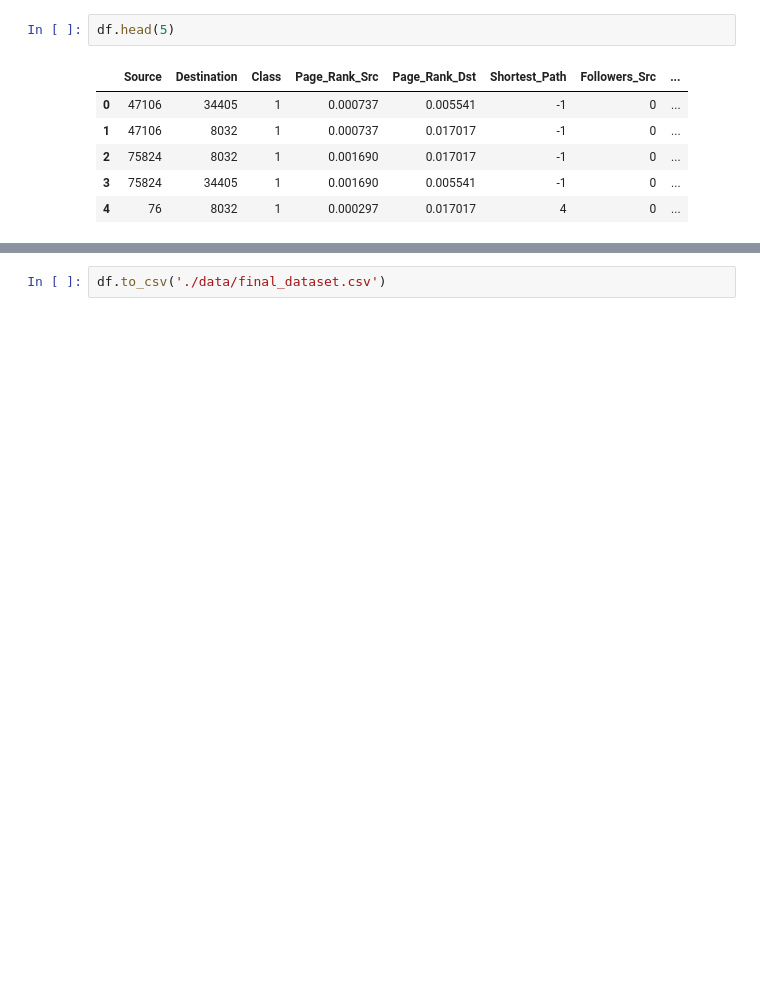
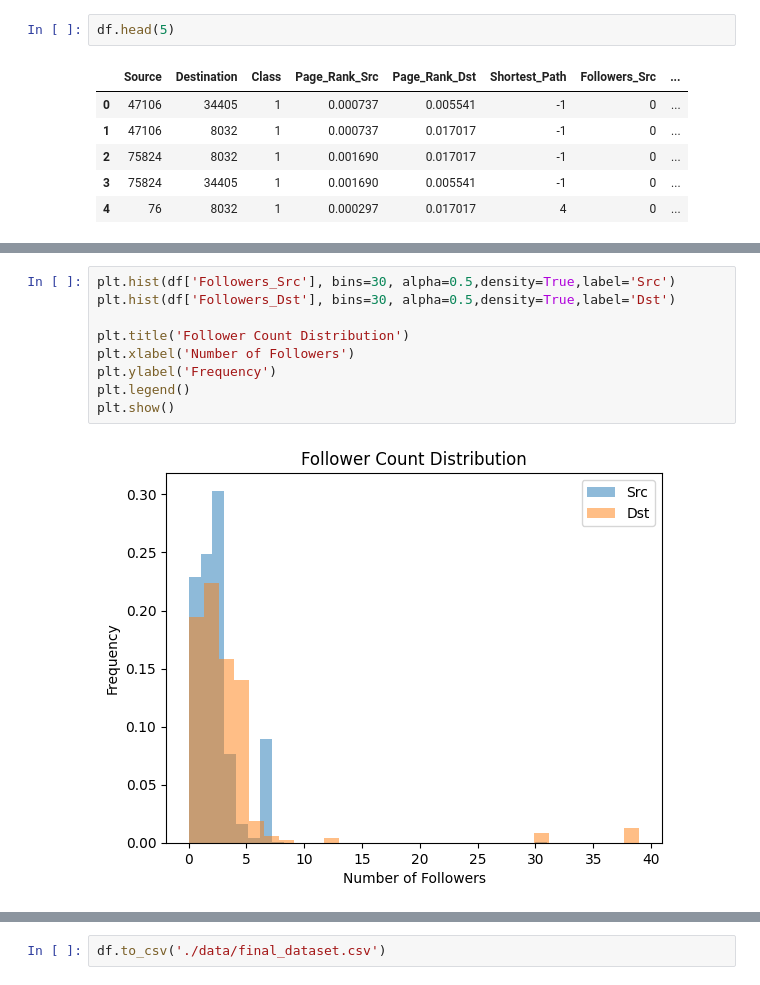
Before and after one commit to AnnXnyZ/18755Project, a Jupyter notebook: feature_extraction.ipynb, the cells around one changed output, grey strips where cells are left out. Saved outputs shown, nothing was run; the diff lists cells and outputs as text; blank space fills up the shorter version.

```diff
--- a/feature_extraction.ipynb
+++ b/feature_extraction.ipynb
@@ -80,0 +137,11 @@ df.head(5)
+# %%
+plt.hist(df['Followers_Src'], bins=30, alpha=0.5,density=True,label='Src')
+plt.hist(df['Followers_Dst'], bins=30, alpha=0.5,density=True,label='Dst')
+
+plt.title('Follower Count Distribution')
+plt.xlabel('Number of Followers')
+plt.ylabel('Frequency')
+plt.legend()
+plt.show()
+# %% [output]
+[figure, added]
```
Also changed, not shown: parts of 13 cells of this notebook, 2 other files.
